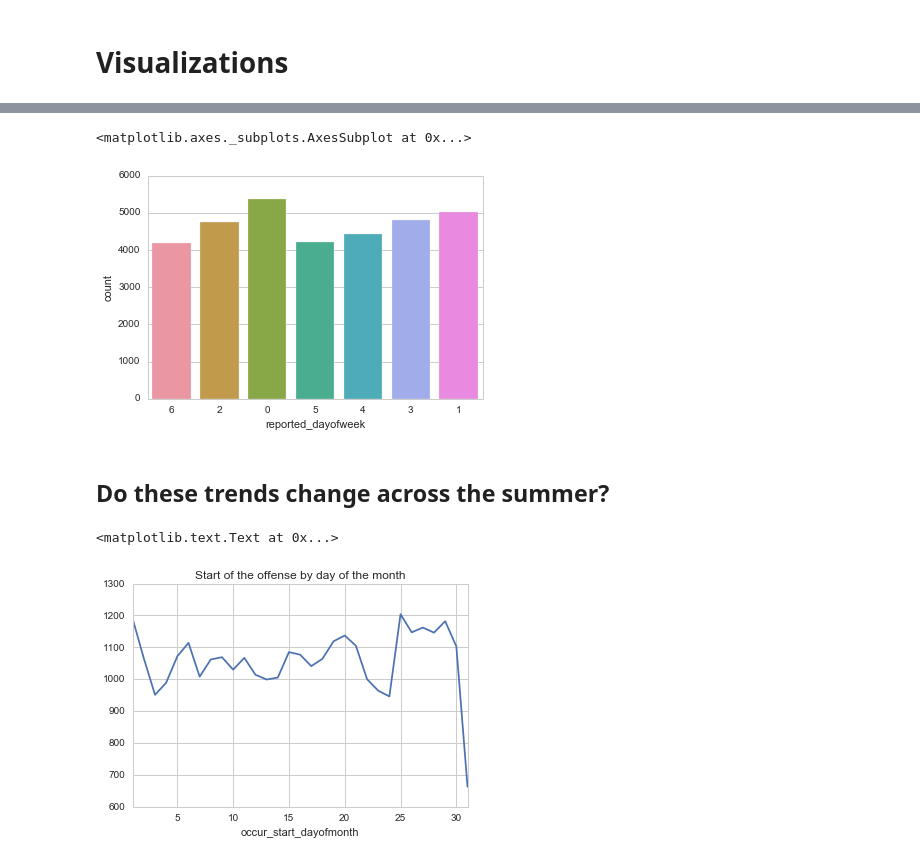
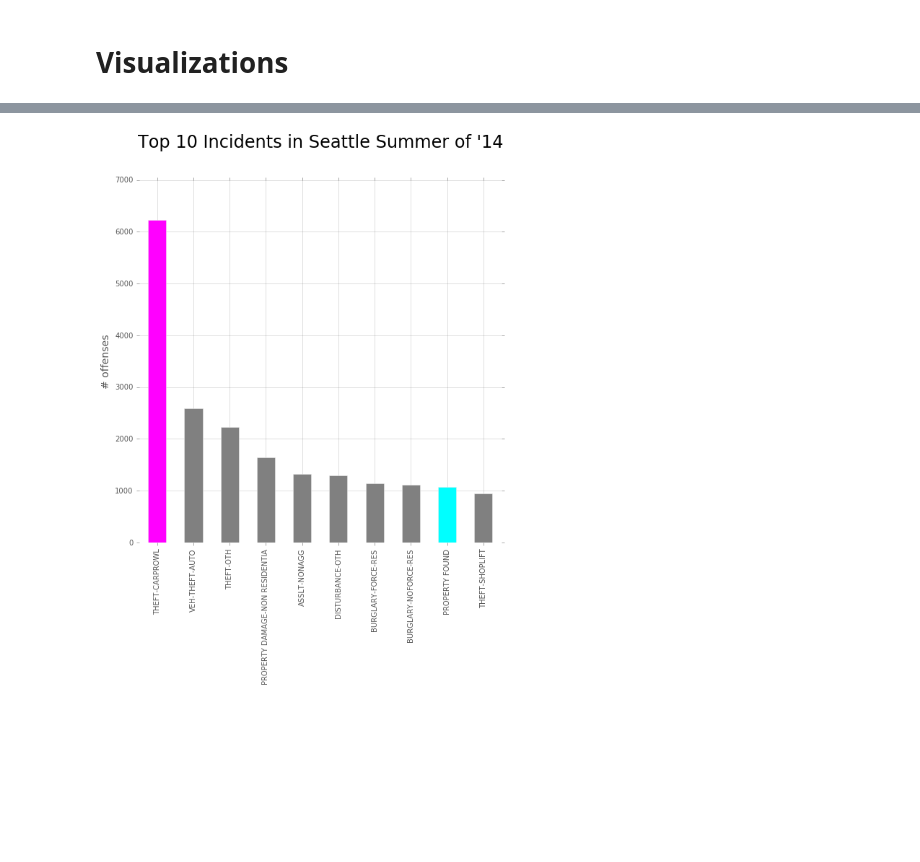
Before and after one commit to weedySeaDragon/datasci_course_materials, a Jupyter notebook: assignment6/01-assign01.ipynb, the cells around one changed output, grey strips where cells are left out. Saved outputs shown, nothing was run; the diff lists cells and outputs as text; code cells hidden in the pictures; blank space fills up the shorter version.

```diff
--- a/assignment6/01-assign01.ipynb
+++ b/assignment6/01-assign01.ipynb
@@ -265,9 +154,0 @@ Name: Offense Type, dtype: int64
-# %%
-import seaborn as sns
-df.sort()
-sns.countplot( data=df, x='reported_dayofweek')
-#weekdayPlot = weekdayOffenses.plot(type='bar', x='' legend=True)  # dayofweekDF['Offense Type'].plot()  # same as weekdayOffenses.plot
-#weekdayPlot.set_title("Most common crimes by day of the week")
-# %% [output]
-<matplotlib.axes._subplots.AxesSubplot at 0x...>
-[figure, removed]
@@ -279,9 +155,14 @@ for k in top10.keys():
-# %% [markdown]
-## Do these trends change across the summer?
-# %%
-offenses = dayofmonthDF['Offense Type']
-offensesPlot = offenses.plot()
-offensesPlot.set_title("Start of the offense by day of the month")
-# %% [output]
-<matplotlib.text.Text at 0x...>
-[figure, removed]
+# %%
+barcolors = []
+colormap = ['magenta', 'gray','gray','gray','gray','gray','gray','gray','cyan','gray']
+figure(facecolor='white', figsize=(9,9))
+title("Top 10 Incidents in Seattle Summer of '14", fontsize=TITLESIZE,  y=TITLEYPOS)
+top10bars = top10[:10].plot(kind='bar', color=colormap)
+# Remove plot frame
+top10bars.set_frame_on(False)
+top10bars.grid(True, color='grey', alpha=0.5)
+plt.ylabel("# offenses", fontsize=14)
+
+show()
+# %% [output]
+[figure, added]
```
Also changed, not shown: parts of 51 cells of this notebook.
